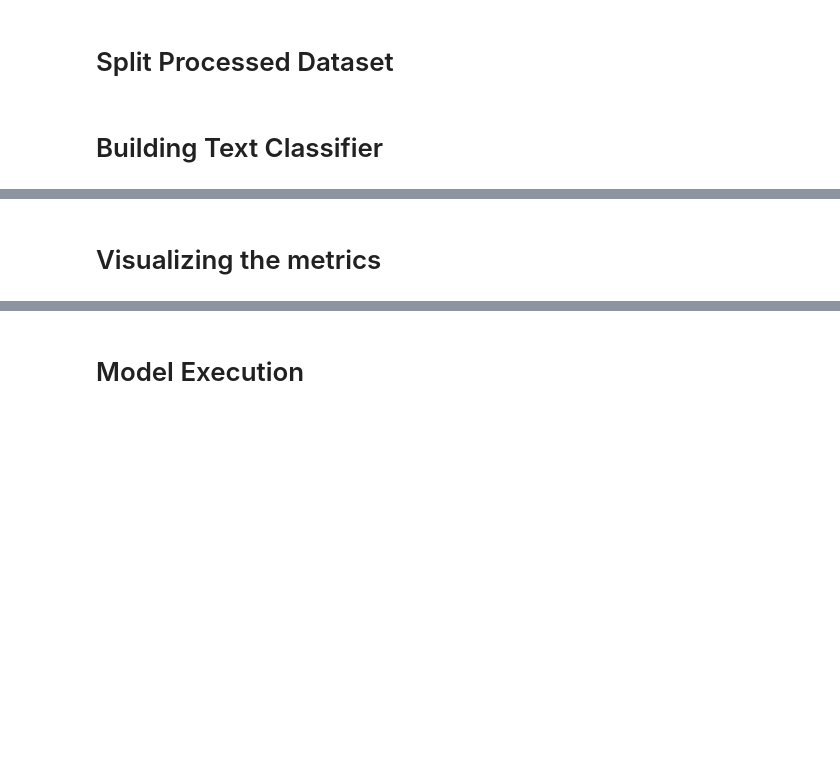
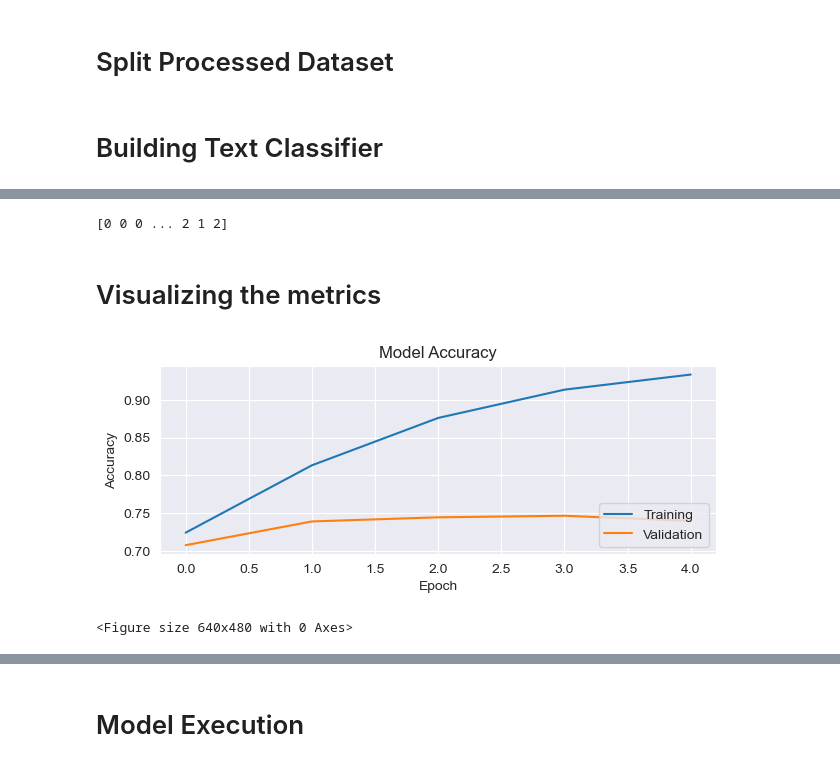
Before and after one commit to A2162014/Sentiment-Analysis, a Jupyter notebook: model/sen_ana_model.ipynb, the cells around one changed output, grey strips where cells are left out. Saved outputs shown, nothing was run; the diff lists cells and outputs as text; code cells hidden in the pictures; blank space fills up the shorter version.

Commit message:
remodelled model-2

```diff
--- a/model/sen_ana_model.ipynb
+++ b/model/sen_ana_model.ipynb
@@ -10,6 +26,9 @@ df.columns
 # %%
-# need the text and sentiment column.
-review_df = df[['text','airline_sentiment']]
+# splitting dataframe by row index
+df_split  = df.iloc[:7320,:]
+
+# need the text and sentiment column.\
+review_df = df_split[['text','airline_sentiment']]
 
 print(review_df.shape)
 review_df.head()
@@ -32,7 +65,7 @@ tweet = review_df.text.values
 
 # break down all the words/sentences of a text into small parts called tokens
 from tensorflow.keras.preprocessing.text import Tokenizer
-tokenizer = Tokenizer(num_words=7436)
+tokenizer = Tokenizer()
 
 # create an association between the words and the assigned numbers using fit_on_texts
 tokenizer.fit_on_texts(tweet)
@@ -46,7 +79,7 @@ encoded_docs = tokenizer.texts_to_sequences(tweet)
 # pad the sentences to have equal length
 from tensorflow.keras.preprocessing.sequence import pad_sequences
 def features_extractor(i_num):
-    padded_sequence = pad_sequences(encoded_docs, maxlen=100)
+    padded_sequence = pad_sequences(encoded_docs)
     return padded_sequence[i_num]
 # %%
 # we need to extract the featured from all the tweets, so we use tqdm
@@ -98,7 +138,7 @@ embedding_vector_length = 32
 
 model = Sequential()
 
-model.add(Embedding(vocab_size, embedding_vector_length, input_length=100))
+model.add(Embedding(vocab_size, embedding_vector_length))
 model.add(SpatialDropout1D(0.25))
 
 model.add(LSTM(50, dropout=0.25, recurrent_dropout=0.25))
@@ -119,7 +177,7 @@ from datetime import datetime
 num_epochs = 5
 num_batch_size = 32
 
-checkpoint_path = "training_1/cp.ckpt"
+checkpoint_path = "model/training_1/cp.ckpt"
 checkpoint_dir = os.path.dirname(checkpoint_path)
 
 cp_callback = ModelCheckpoint(filepath=checkpoint_path, verbose=1, save_best_only=True)
@@ -149,25 +228,28 @@ import numpy as np
 predict_x=model.predict(X_test)
 classes_x=np.argmax(predict_x,axis=1)
 print(classes_x)
+# %% [output]
+[0 0 0 ... 2 1 2]
 # %% [markdown]
 # Visualizing the metrics
 # %%
 import matplotlib.pyplot as plt
-
-plt.subplot(211)
 
 plt.plot(history.history['accuracy'])
 plt.plot(history.history['val_accuracy'])
 
 plt.title('Model Accuracy')
 
 plt.ylabel('Accuracy')
 plt.xlabel('Epoch')
 
 plt.legend(['Training', 'Validation'], loc='lower right')
 
 plt.tight_layout()
 plt.show()
 
-plt.savefig("model/images/Accuracy plot.jpg")
+plt.savefig("Accuracy plot.jpg")
+# %% [output]
+[figure, added]
+<Figure size 640x480 with 0 Axes>
 # %%
```
Also changed, not shown: parts of 16 cells of this notebook, 7 other files.
